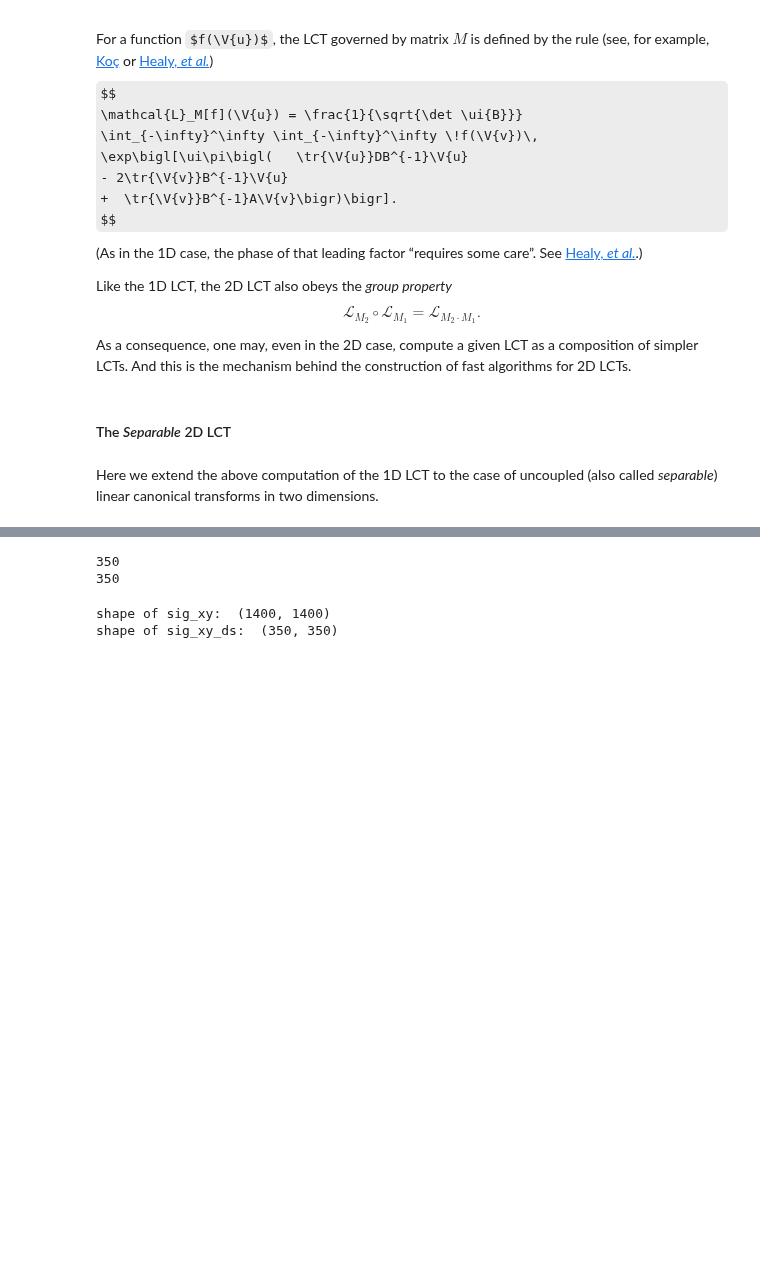
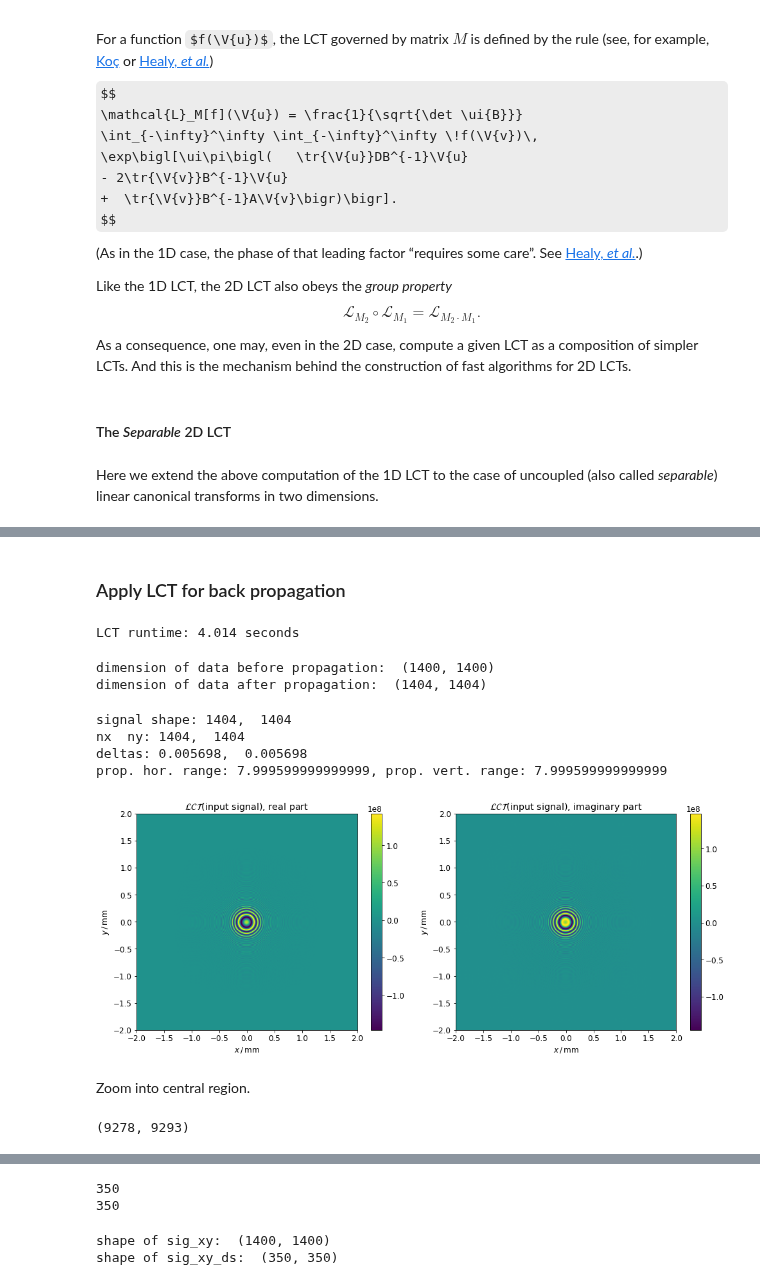
Before and after one commit to radiasoft/rslight, a Jupyter notebook: LCT/FastLCT2_nick01.ipynb, the cells around one changed output, grey strips where cells are left out. Drawn from its saved outputs; the diff is of its cells as text; code cells hidden in the pictures; some formulas as TeX source; blank space fills up the shorter version.

```diff
--- a/LCT/FastLCT2_nick01.ipynb
+++ b/LCT/FastLCT2_nick01.ipynb
@@ -835,3 +881,4 @@ print(my)
 # %%
 ur_elec_field_data_re = np.loadtxt('data/ur_elec_field_2d_re_20m.txt')
 ur_elec_field_data_im = np.loadtxt('data/ur_elec_field_2d_im_20m.txt')
+ur_elec_field_init = ur_elec_field_data_re + 1j * ur_elec_field_data_im
@@ -857,0 +981,77 @@ sig_xy = ur_elec_field_tot
+# %% [markdown]
+### Apply LCT for back propagation
+# %%
+# apply LCT to signal_xy
+in_signal_2d = ( dX, dY, signal_xy )
+t0 = tm.time()
+signal_2d_0 = apply_lct_2d_sep(mx_back, my_back, in_signal_2d)
+t1 = tm.time()
+print("LCT runtime: %4.3f seconds" % ((t1 - t0)))
+# %% [output]
+LCT runtime: 4.014 seconds
+# %%
+# check no. of data points before and after propagation
+print('dimension of data before propagation: ', np.shape(signal_xy))
+print('dimension of data after propagation: ', np.shape(signal_2d_0[-1]))
+# %% [output]
+dimension of data before propagation:  (1400, 1400)
+dimension of data after propagation:  (1404, 1404)
+# %%
+hx, hy, signal_arr = signal_2d_0
+ny, nx = np.shape(signal_arr)
+print('signal shape: %d,  %d'%np.shape(signal_arr))
+print('nx  ny: %d,  %d'%(nx, ny))
+print('deltas: %f,  %f'%(hx, hy))
+range_x_prop = nx * hx
+range_y_prop = ny * hy
+print('prop. hor. range: %s, prop. vert. range: %s' %(range_x_prop, range_y_prop))
+# %% [output]
+signal shape: 1404,  1404
+nx  ny: 1404,  1404
+deltas: 0.005698,  0.005698
+prop. hor. range: 7.999599999999999, prop. vert. range: 7.999599999999999
+# %%
+xv_0 = lct_abscissae(nx, hx)
+yv_0 = lct_abscissae(ny, hy)
+# %%
+idx = 0
+n_rows = 1
+n_cols = 2
+sz_h = 7
+sz_v = sz_h / 1.2
+plt.figure(figsize = (n_cols * sz_h, n_rows * sz_v))
+# shading = 'gouraud'
+shading = 'nearest'
+
+idx += 1
+ax = plt.subplot(n_rows, n_cols, idx)
+pcm = ax.pcolormesh(xv_0, yv_0, np.real(signal_arr), cmap = plt.cm.viridis, shading = shading)
+plt.colorbar(pcm)
+plt.title(r'$\mathcal{LCT}$(input signal), real part')
+plt.xlabel(r'$x \,/\, \mathrm{mm}$')
+plt.ylabel(r'$y \,/\, \mathrm{mm}$')
+plt.xlim(-2, 2)
+plt.ylim(-2, 2)
+
+idx += 1
+ax = plt.subplot(n_rows, n_cols, idx)
+pcm = ax.pcolormesh(xv_0, yv_0, np.imag(signal_arr), cmap = plt.cm.viridis, shading = shading)
+plt.colorbar(pcm)
+plt.title(r'$\mathcal{LCT}$(input signal), imaginary part')
+plt.xlabel(r'$x \,/\, \mathrm{mm}$')
+plt.ylabel(r'$y \,/\, \mathrm{mm}$')
+plt.xlim(-2, 2)
+plt.ylim(-2, 2)
+
+plt.tight_layout()
+plt.show()
+# %% [output]
+[figure, added]
+# %% [markdown]
+Zoom into central region.
+# %%
+npts_ctr = 401
+cut_row, cut_col = (np.asarray(np.shape(sig_arr)) // 2 - npts_ctr // 2)
+cut_row, cut_col
+# %% [output]
+(9278, 9293)
```
Also changed, not shown: parts of 117 cells of this notebook.
